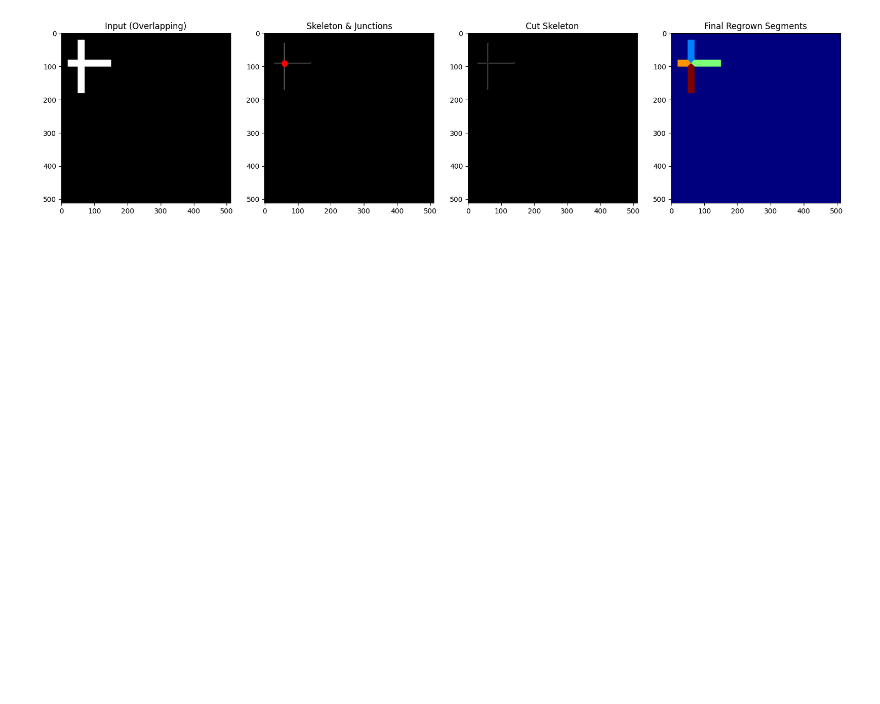
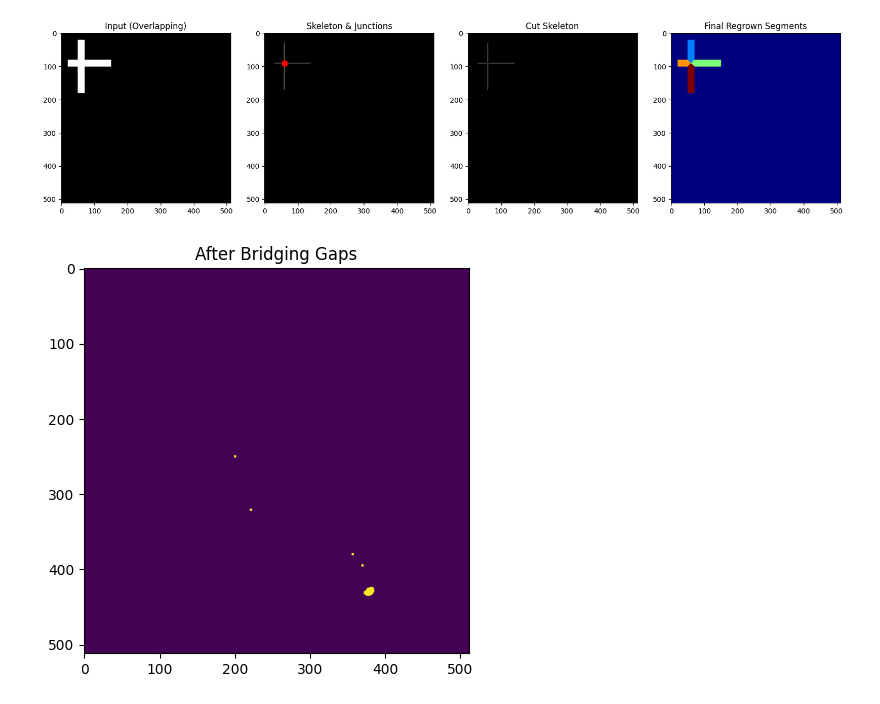
Before and after one commit to risanawa/CSE5504_project, a Jupyter notebook: notebooks/dev_playground.ipynb, the cells around one changed output. Saved outputs shown, nothing was run; the diff lists cells and outputs as text; code cells hidden in the pictures; blank space fills up the shorter version.

```diff
--- a/notebooks/dev_playground.ipynb
+++ b/notebooks/dev_playground.ipynb
@@ -145,3 +207,33 @@ ax[3].set_title("Final Regrown Segments")
 plt.show()
 # %% [output]
 [figure]
+# %%
+
+# --- NEW STEP: BRIDGE THE GAPS ---
+
+# 1. Define a Kernel
+# A larger kernel (5x5 or 7x7) bridges larger gaps.
+# If the gaps are huge, increase this to (9,9).
+kernel_size = 3
+kernel = np.ones((kernel_size, kernel_size), np.uint8)
+
+# 2. Apply Morphological Closing
+# This dilates (connects) and then erodes (restores shape),
+# keeping the structure roughly the same size but solid.
+bridged_image = cv2.morphologyEx(cleaned, cv2.MORPH_CLOSE, kernel, iterations=2)
+
+# OPTIONAL: If Closing isn't strong enough, use pure Dilation
+# bridged_image = cv2.dilate(cleaned, kernel, iterations=1)
+
+# 3. Visualization to verify
+plt.figure(figsize=(10,5))
+plt.title("After Bridging Gaps")
+plt.imshow(bridged_image)
+plt.show()
+
+# ---------------------------------
+
+# Now use THIS image for segmentation instead of 'cleaned'
+num_labels, labels, stats, centroids = segmentation.cca(bridged_image)
+# %% [output]
+[figure, added]
```
Also changed, not shown: parts of 5 cells of this notebook, 2 other files.
